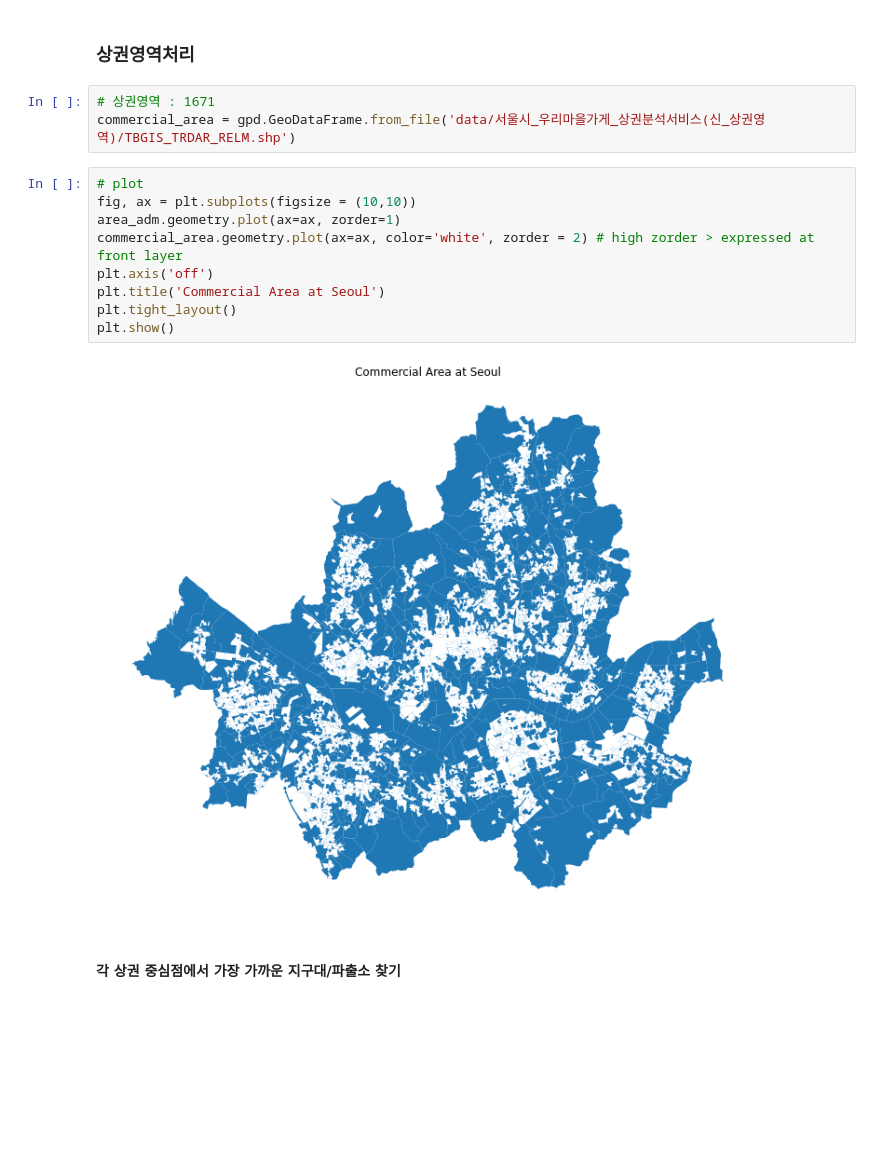
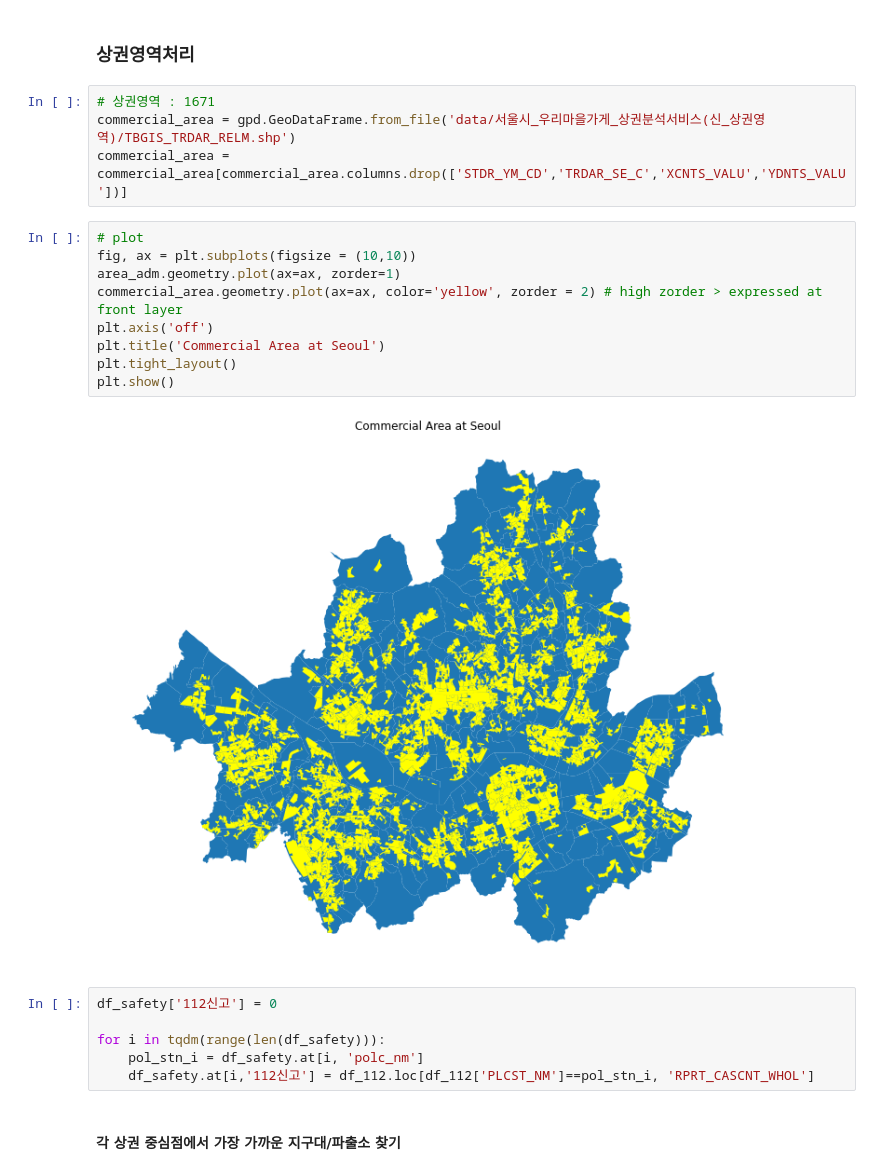
Before and after one commit to ddangchani/bigcontest, a Jupyter notebook: dataset.ipynb, the cells around one changed output. Cells and saved outputs as stored; diff of their text form; blank space fills up the shorter version.

```diff
--- a/dataset.ipynb
+++ b/dataset.ipynb
@@ -91,17 +91,24 @@ plt.show()
 # %%
 # 상권영역 : 1671
 commercial_area = gpd.GeoDataFrame.from_file('data/서울시_우리마을가게_상권분석서비스(신_상권영역)/TBGIS_TRDAR_RELM.shp')
+commercial_area = commercial_area[commercial_area.columns.drop(['STDR_YM_CD','TRDAR_SE_C','XCNTS_VALU','YDNTS_VALU'])]
 # %%
 # plot
 fig, ax = plt.subplots(figsize = (10,10))
 area_adm.geometry.plot(ax=ax, zorder=1)
-commercial_area.geometry.plot(ax=ax, color='white', zorder = 2) # high zorder > expressed at front layer
+commercial_area.geometry.plot(ax=ax, color='yellow', zorder = 2) # high zorder > expressed at front layer
 plt.axis('off')
 plt.title('Commercial Area at Seoul')
 plt.tight_layout()
 plt.show()
 # %% [output]
-[figure, old version]
+[figure, new version]
+# %%
+df_safety['112신고'] = 0
+
+for i in tqdm(range(len(df_safety))):
+    pol_stn_i = df_safety.at[i, 'polc_nm']
+    df_safety.at[i,'112신고'] = df_112.loc[df_112['PLCST_NM']==pol_stn_i, 'RPRT_CASCNT_WHOL']
 # %% [markdown]
 #### 각 상권 중심점에서 가장 가까운 지구대/파출소 찾기
 # %%
```
Also changed, not shown: parts of 22 cells of this notebook, 4 other files.
